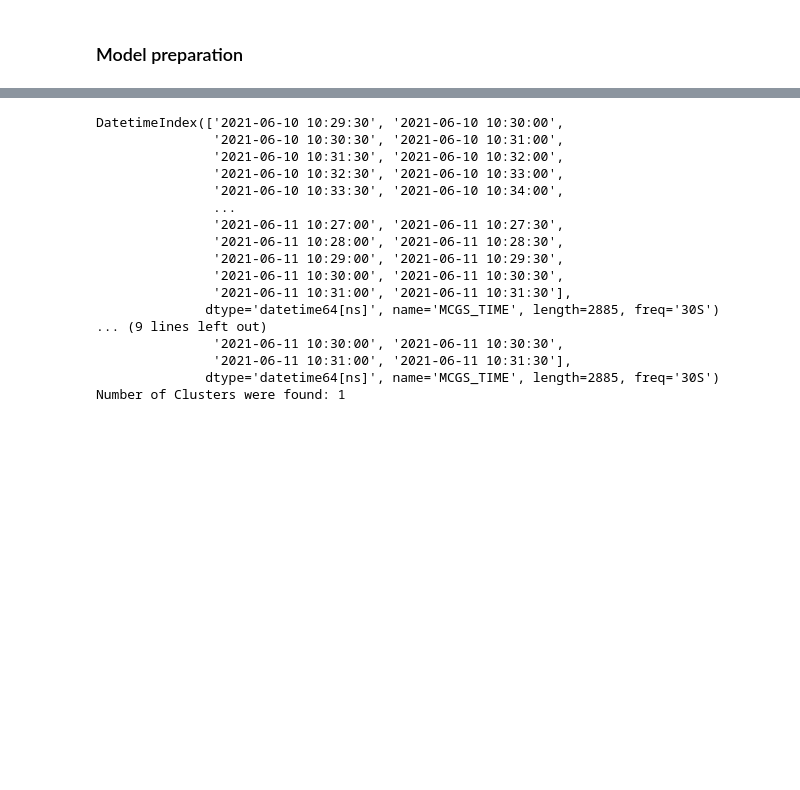
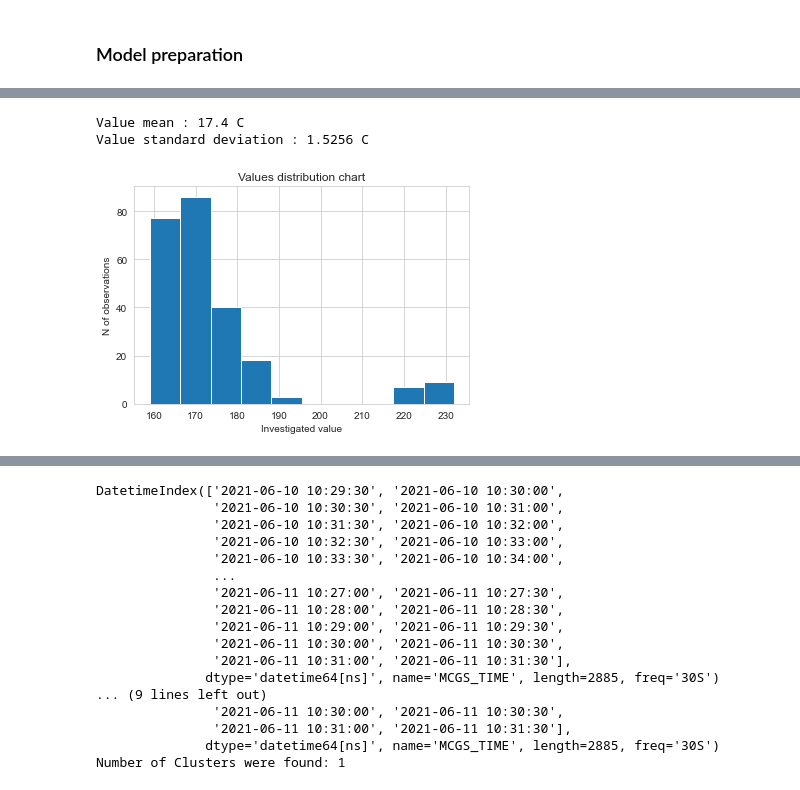
Before and after one commit to 314ka4y/Anomaly-detection-project, a Jupyter notebook: Anomaly_detection.ipynb, the cells around one changed output, grey strips where cells are left out. Cells and saved outputs as stored; diff of their text form; code cells hidden in the pictures; blank space fills up the shorter version.

```diff
--- a/Anomaly_detection.ipynb
+++ b/Anomaly_detection.ipynb
@@ -748,0 +866,8 @@ df_temperatures.loc["2021-06-10 19:30:00",:].hist()
+# %%
+# Resting
+moment = '2021-06-10 18:30:00'
+check_distribution(df_30sec_temp, moment, "temp")
+# %% [output]
+Value mean : 17.4 C
+Value standard deviation : 1.5256 C
+[figure, added]
```
Also changed, not shown: parts of 64 cells of this notebook.
